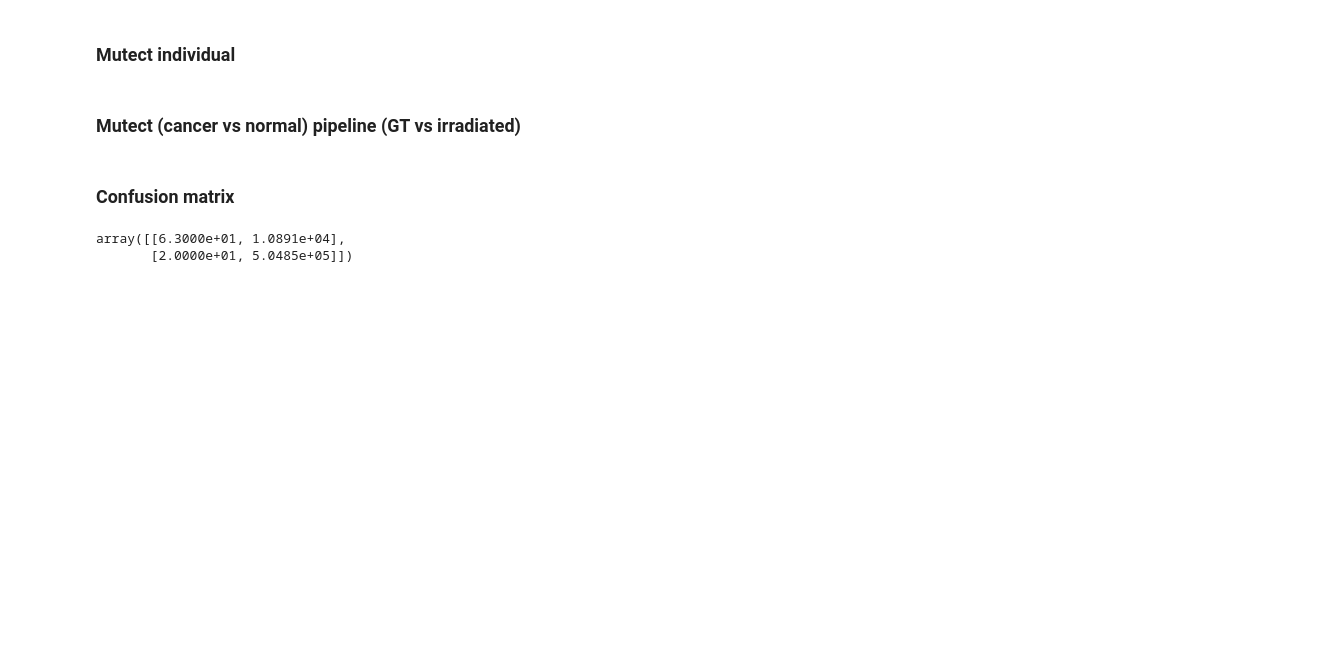
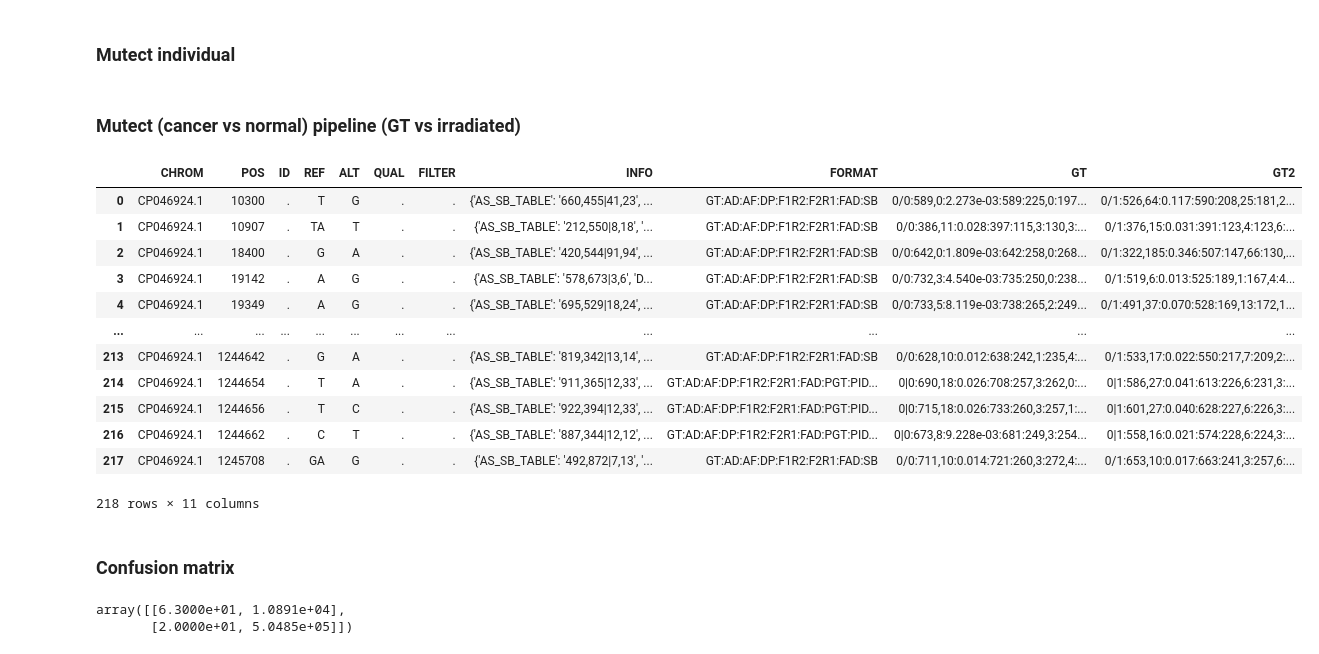
Before and after one commit to Migaalee/Genomics_colab_HMI, a Jupyter notebook: Illumina_vs_Nanopore.ipynb, the cells around one changed output. Cells and saved outputs as stored; diff of their text form; code cells hidden in the pictures; blank space fills up the shorter version.

```diff
--- a/Illumina_vs_Nanopore.ipynb
+++ b/Illumina_vs_Nanopore.ipynb
@@ -485,3 +488,19 @@ vcf_df_Nan_M_TN = parse_vcf_mutect('Nanopore_Mutect_TN.vcf', info_cols=None, nro
+# %%
+vcf_df_Ill_M_TN
+# %% [output]
+|  | CHROM | POS | ID | REF | ALT | QUAL | FILTER | INFO | FORMAT | GT | GT2 |
+| 0 | CP046924.1 | 10300 | . | T | G | . | . | {'AS_SB_TABLE': '660,455|41,23', ... | GT:AD:AF:DP:F1R2:F2R1:FAD:SB | 0/0:589,0:2.273e-03:589:225,0:197... | 0/1:526,64:0.117:590:208,25:181,2... |
+| 1 | CP046924.1 | 10907 | . | TA | T | . | . | {'AS_SB_TABLE': '212,550|8,18', '... | GT:AD:AF:DP:F1R2:F2R1:FAD:SB | 0/0:386,11:0.028:397:115,3:130,3:... | 0/1:376,15:0.031:391:123,4:123,6:... |
+| 2 | CP046924.1 | 18400 | . | G | A | . | . | {'AS_SB_TABLE': '420,544|91,94', ... | GT:AD:AF:DP:F1R2:F2R1:FAD:SB | 0/0:642,0:1.809e-03:642:258,0:268... | 0/1:322,185:0.346:507:147,66:130,... |
+| 3 | CP046924.1 | 19142 | . | A | G | . | . | {'AS_SB_TABLE': '578,673|3,6', 'D... | GT:AD:AF:DP:F1R2:F2R1:FAD:SB | 0/0:732,3:4.540e-03:735:250,0:238... | 0/1:519,6:0.013:525:189,1:167,4:4... |
+| 4 | CP046924.1 | 19349 | . | A | G | . | . | {'AS_SB_TABLE': '695,529|18,24', ... | GT:AD:AF:DP:F1R2:F2R1:FAD:SB | 0/0:733,5:8.119e-03:738:265,2:249... | 0/1:491,37:0.070:528:169,13:172,1... |
+| ... | ... | ... | ... | ... | ... | ... | ... | ... | ... | ... | ... |
+| 213 | CP046924.1 | 1244642 | . | G | A | . | . | {'AS_SB_TABLE': '819,342|13,14', ... | GT:AD:AF:DP:F1R2:F2R1:FAD:SB | 0/0:628,10:0.012:638:242,1:235,4:... | 0/1:533,17:0.022:550:217,7:209,2:... |
+| 214 | CP046924.1 | 1244654 | . | T | A | . | . | {'AS_SB_TABLE': '911,365|12,33', ... | GT:AD:AF:DP:F1R2:F2R1:FAD:PGT:PID... | 0|0:690,18:0.026:708:257,3:262,0:... | 0|1:586,27:0.041:613:226,6:231,3:... |
+| 215 | CP046924.1 | 1244656 | . | T | C | . | . | {'AS_SB_TABLE': '922,394|12,33', ... | GT:AD:AF:DP:F1R2:F2R1:FAD:PGT:PID... | 0|0:715,18:0.026:733:260,3:257,1:... | 0|1:601,27:0.040:628:227,6:226,3:... |
+| 216 | CP046924.1 | 1244662 | . | C | T | . | . | {'AS_SB_TABLE': '887,344|12,12', ... | GT:AD:AF:DP:F1R2:F2R1:FAD:PGT:PID... | 0|0:673,8:9.228e-03:681:249,3:254... | 0|1:558,16:0.021:574:228,6:224,3:... |
+| 217 | CP046924.1 | 1245708 | . | GA | G | . | . | {'AS_SB_TABLE': '492,872|7,13', '... | GT:AD:AF:DP:F1R2:F2R1:FAD:SB | 0/0:711,10:0.014:721:260,3:272,4:... | 0/1:653,10:0.017:663:241,3:257,6:... |
+218 rows × 11 columns
 # %% [markdown]
 ### Confusion matrix
 # %%
```
Also changed, not shown: parts of 14 cells of this notebook.
